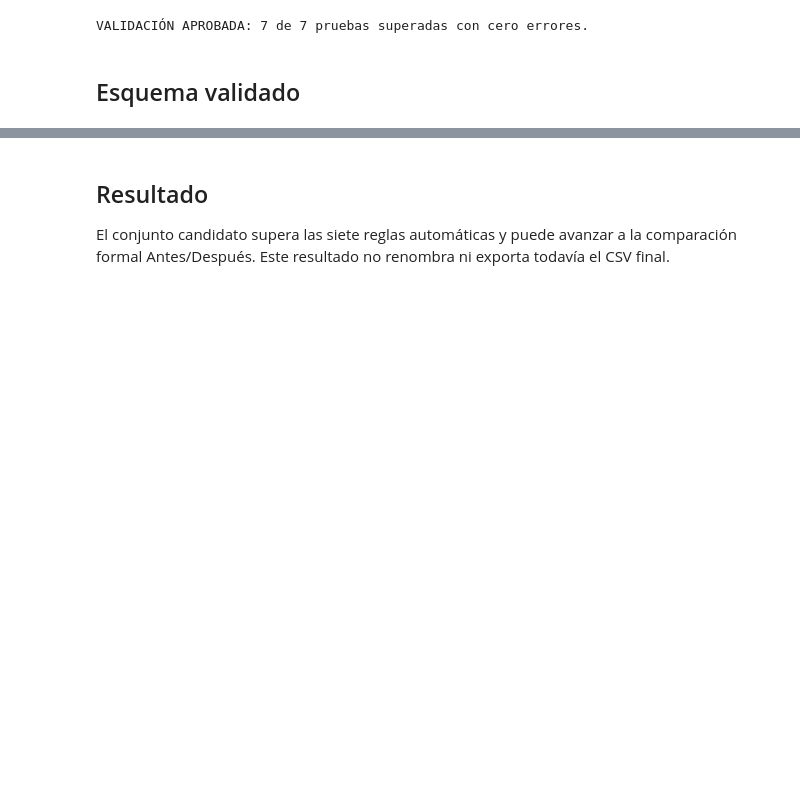
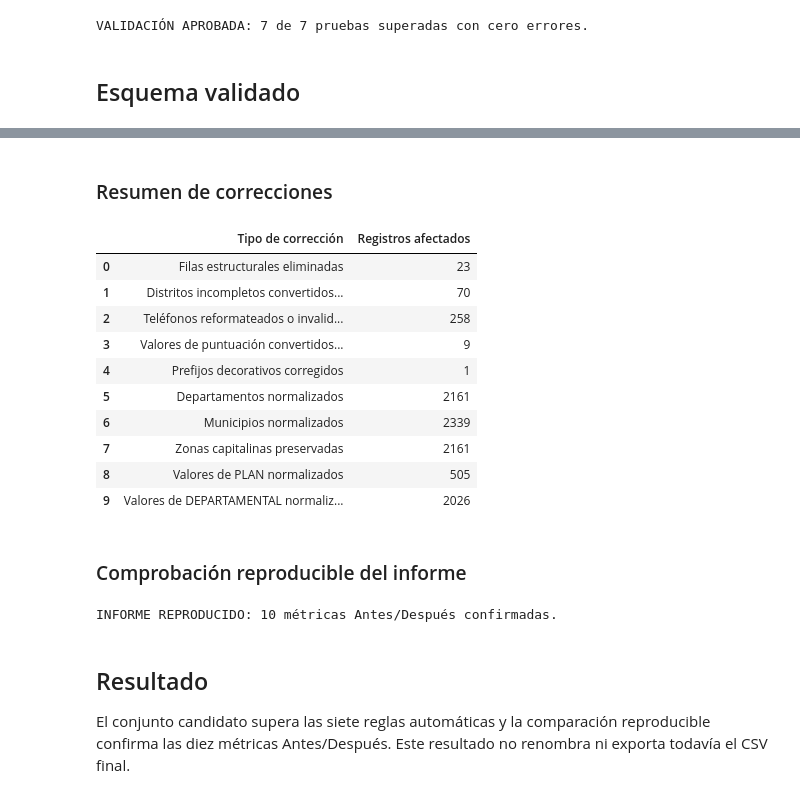
Before and after one commit to JosFer720/Proyecto-Data-Science, a Jupyter notebook: notebooks/05_validacion.ipynb, the cells around one changed output, grey strips where cells are left out. Saved outputs shown, nothing was run; the diff lists cells and outputs as text; code cells hidden in the pictures; blank space fills up the shorter version.

```diff
--- a/notebooks/05_validacion.ipynb
+++ b/notebooks/05_validacion.ipynb
@@ -117,4 +184,46 @@ pd.DataFrame(
+# %% [markdown]
+### Resumen de correcciones
+# %%
+pd.DataFrame(
+    comparacion.correcciones.items(),
+    columns=["Tipo de corrección", "Registros afectados"],
+)
+# %% [output]
+|  | Tipo de corrección | Registros afectados |
+| 0 | Filas estructurales eliminadas | 23 |
+| 1 | Distritos incompletos convertidos... | 70 |
+| 2 | Teléfonos reformateados o invalid... | 258 |
+| 3 | Valores de puntuación convertidos... | 9 |
+| 4 | Prefijos decorativos corregidos | 1 |
+| 5 | Departamentos normalizados | 2161 |
+| 6 | Municipios normalizados | 2339 |
+| 7 | Zonas capitalinas preservadas | 2161 |
+| 8 | Valores de PLAN normalizados | 505 |
+| 9 | Valores de DEPARTAMENTAL normaliz... | 2026 |
+# %% [markdown]
+### Comprobación reproducible del informe
+# %%
+assert tabla_calidad.shape == (10, 3)
+assert (comparacion.antes.registros, comparacion.despues.registros) == (11891, 11868)
+assert (comparacion.antes.faltantes, comparacion.despues.faltantes) == (4645, 14148)
+assert comparacion.faltantes_despues_comparables == 4441
+assert (comparacion.antes.duplicados_exactos, comparacion.despues.duplicados_exactos) == (22, 0)
+assert (
+    comparacion.antes.posibles_duplicados_pares,
+    comparacion.despues.posibles_duplicados_pares,
+) == (769, 781)
+assert decisiones_duplicados == {
+    "conservados": 781,
+    "corregidos": 0,
+    "fusionados": 0,
+    "eliminados": 0,
+}
+assert all(resultado.aprobada for resultado in resultados)
+
+print("INFORME REPRODUCIDO: 10 métricas Antes/Después confirmadas.")
+# %% [output]
+INFORME REPRODUCIDO: 10 métricas Antes/Después confirmadas.
 # %% [markdown]
 ## Resultado
 
-El conjunto candidato supera las siete reglas automáticas y puede avanzar a la comparación formal Antes/Después. Este resultado no renombra ni exporta todavía el CSV final.
+El conjunto candidato supera las siete reglas automáticas y la comparación reproducible confirma las diez métricas Antes/Después. Este resultado no renombra ni exporta todavía el CSV final.
```
Also changed, not shown: parts of 9 cells of this notebook, 5 other files.
